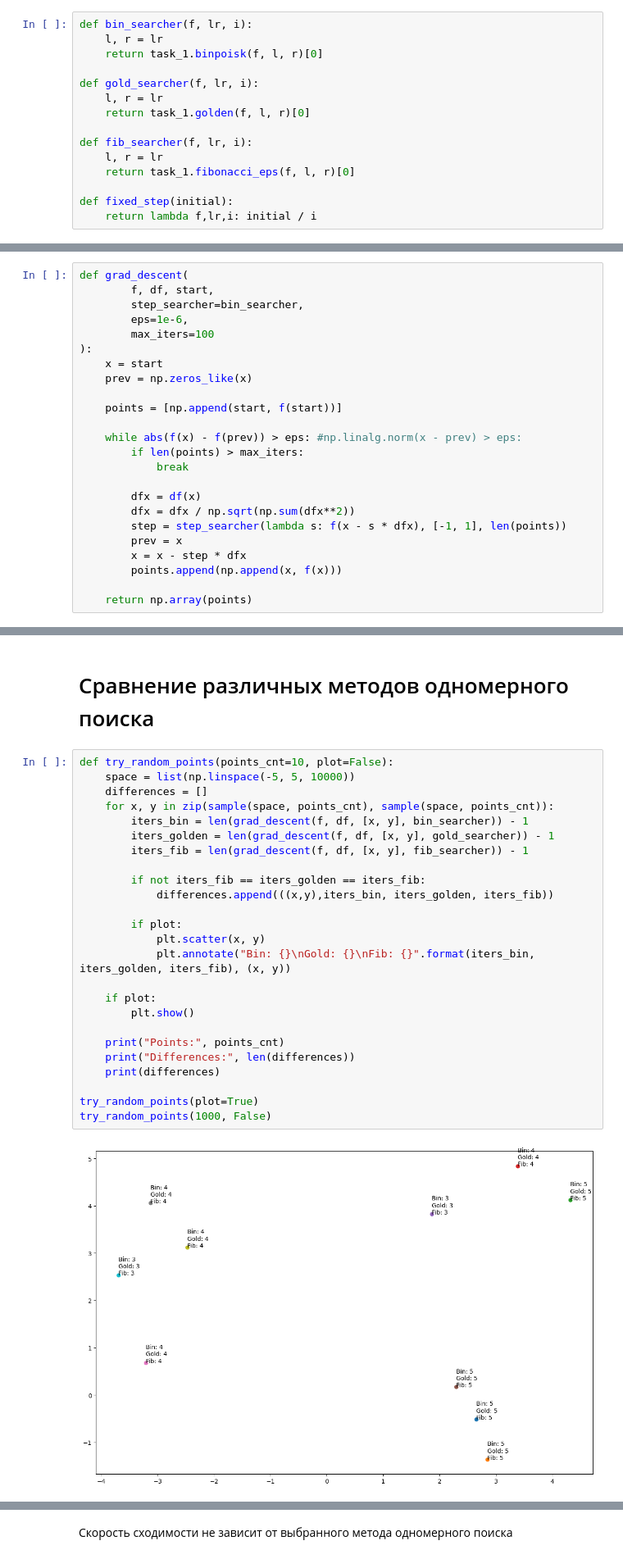
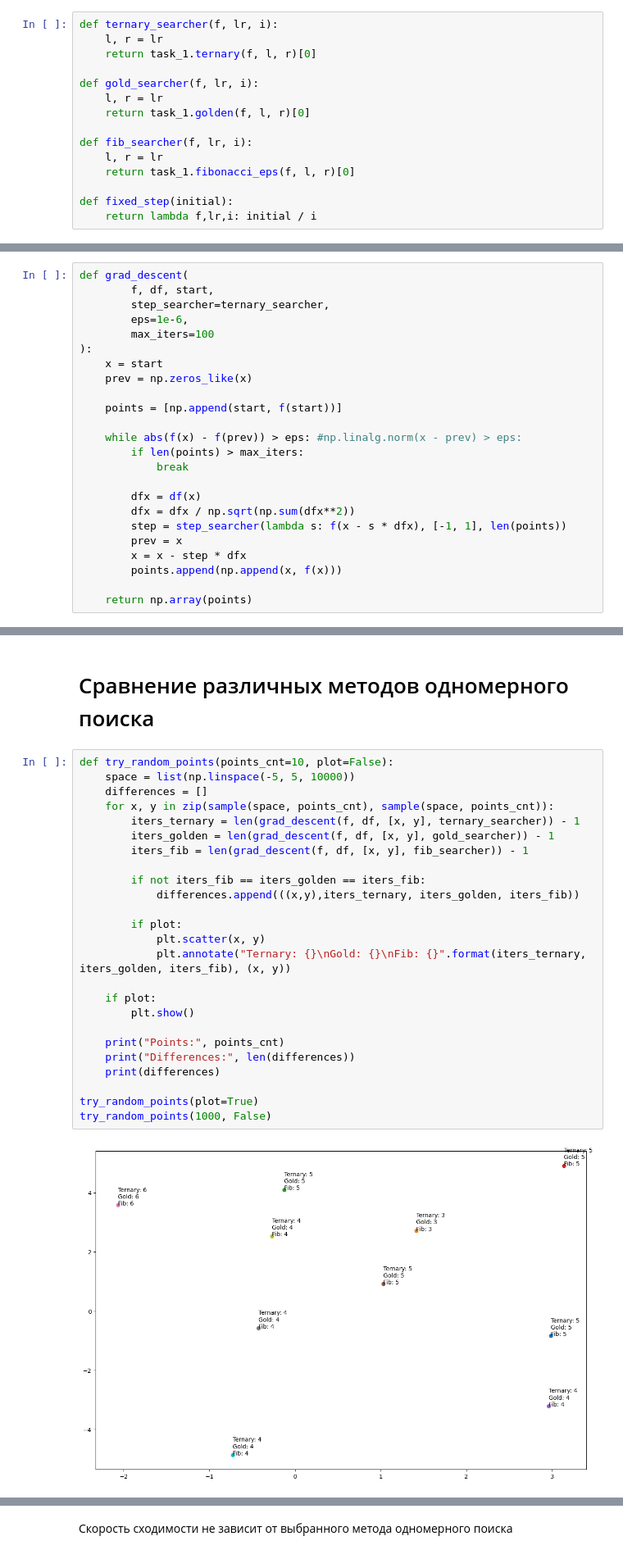
Before and after one commit to ars860/MO, a Jupyter notebook: task_2.ipynb, the cells around one changed output, grey strips where cells are left out. Shown at 82% size. Cells and saved outputs as stored; diff of their text form.

```diff
--- a/task_2.ipynb
+++ b/task_2.ipynb
@@ -7,9 +7,9 @@ from math import pi, sin, cos
 import nbimporter
 import task_1
 # %%
-def bin_searcher(f, lr, i):
+def ternary_searcher(f, lr, i):
     l, r = lr
-    return task_1.binpoisk(f, l, r)[0]
+    return task_1.ternary(f, l, r)[0]
 
 def gold_searcher(f, lr, i):
     l, r = lr
@@ -26,7 +26,7 @@ def fixed_step(initial):
 # %%
 def grad_descent(
         f, df, start,
-        step_searcher=bin_searcher,
+        step_searcher=ternary_searcher,
         eps=1e-6,
         max_iters=100
 ):
@@ -116,30 +115,30 @@ KeyboardInterrupt:
 # %%
 def try_random_points(points_cnt=10, plot=False):
     space = list(np.linspace(-5, 5, 10000))
     differences = []
     for x, y in zip(sample(space, points_cnt), sample(space, points_cnt)):
-        iters_bin = len(grad_descent(f, df, [x, y], bin_searcher)) - 1
+        iters_ternary = len(grad_descent(f, df, [x, y], ternary_searcher)) - 1
         iters_golden = len(grad_descent(f, df, [x, y], gold_searcher)) - 1
         iters_fib = len(grad_descent(f, df, [x, y], fib_searcher)) - 1
 
         if not iters_fib == iters_golden == iters_fib:
-            differences.append(((x,y),iters_bin, iters_golden, iters_fib))
+            differences.append(((x,y),iters_ternary, iters_golden, iters_fib))
 
         if plot:
             plt.scatter(x, y)
-            plt.annotate("Bin: {}\nGold: {}\nFib: {}".format(iters_bin, iters_golden, iters_fib), (x, y))
+            plt.annotate("Ternary: {}\nGold: {}\nFib: {}".format(iters_ternary, iters_golden, iters_fib), (x, y))
 
     if plot:
         plt.show()
 
     print("Points:", points_cnt)
     print("Differences:", len(differences))
     print(differences)
 
 try_random_points(plot=True)
 try_random_points(1000, False)
 # %% [output]
-[figure, old version]
+[figure, new version]
 Points: 10
 Differences: 0
 []
```
Also changed, not shown: parts of 2 cells of this notebook, 2 other files.
